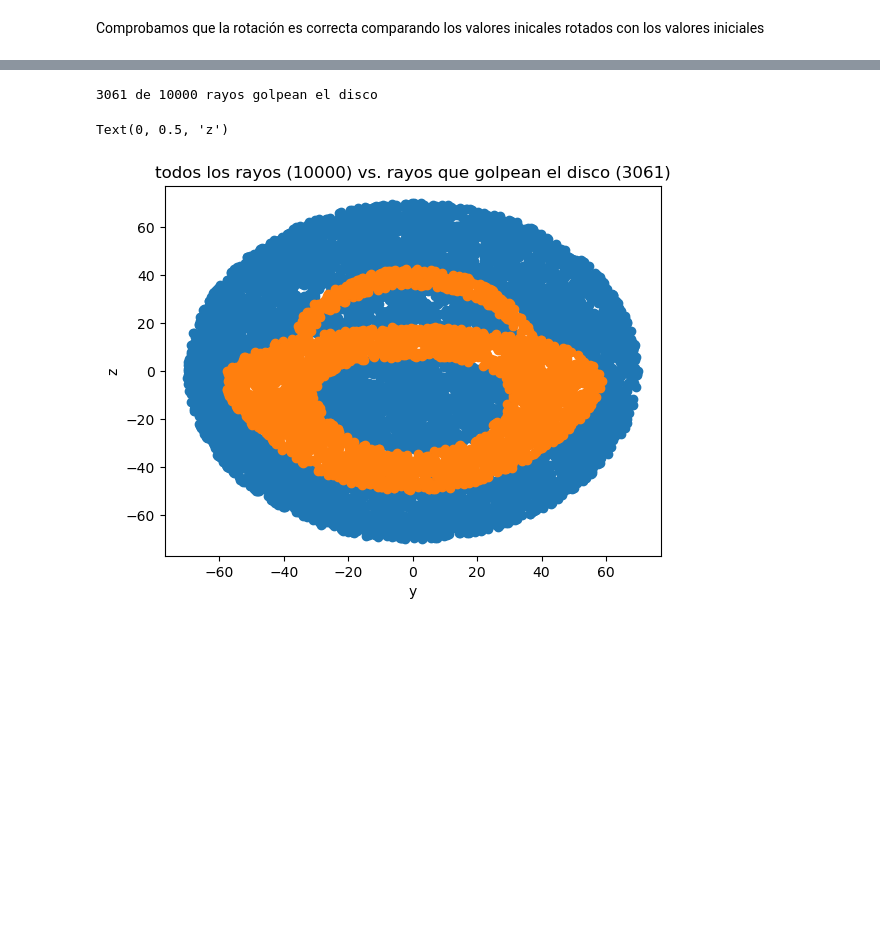
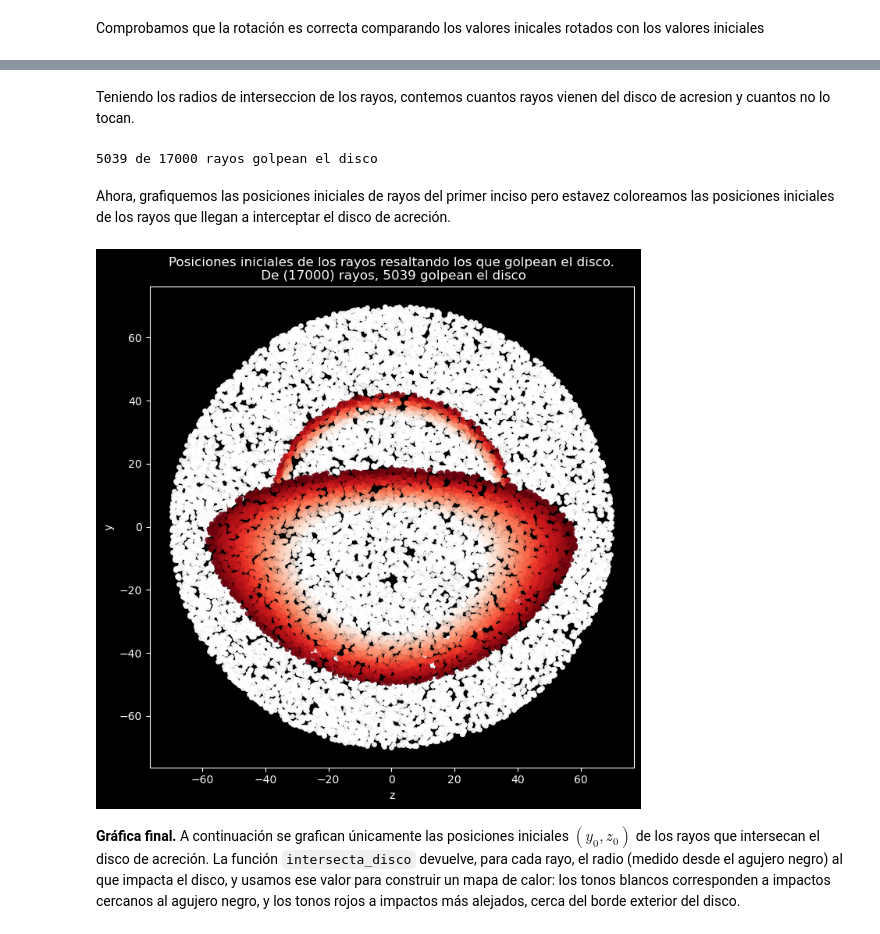
Before and after one commit to davidprez83/Ray_tracing_simulation, a Jupyter notebook: Proyecto_1.ipynb, the cells around one changed output, grey strips where cells are left out. Drawn from its saved outputs; the diff is of its cells as text; code cells hidden in the pictures; blank space fills up the shorter version.

```diff
--- a/Proyecto_1.ipynb
+++ b/Proyecto_1.ipynb
@@ -80,6 +97,6 @@ A continuación, generaremos puntos aleatorios uniformemente distribuidos en un
 # %%
-N = 10000 # numero de posiciones iniciales a generar
-R = 70 # radio sugerido
+N = N # numero de posiciones iniciales a generar
+R = R # radio sugerido
 
 # Generamos posiciones iniciales aleatorias dentro de un círculo de radio R
 theta = np.random.uniform(0, 2*np.pi, N)
@@ -223,9 +245,9 @@ Ahora, vamos a generar un disco con puntos, simulando la presencia de un disco d
 Para esto vamos a generar un numero $N$ de posiciones iniciales aleatorias distribuidas uniformemente dentro de un anillo con radio interno $R_{in}$ y radio externo $R_{ext}$.
 # %%
 # definimos los parametros para la generacion del disco
-Nd = 7000   # Numero de particulas en el disco
-Rin = 15    # Radio interno del disco
-Rext = 50   # Radio externo del disco
+Nd = Nd   # Numero de particulas en el disco
+Rin = Rin    # Radio interno del disco
+Rext = Rext   # Radio externo del disco
 
 # generamos posiciones aleatorias para las particulas del disco
 theta_d = np.random.uniform(0, 2*np.pi, Nd)
@@ -272,11 +294,13 @@ Vamos a inclinar el disco de acresión con respecto a nosotros a un ángulo $i =
 # %%
-from scipy.spatial.transform import Rotation as R
+from scipy.spatial.transform import Rotation as Rr
 
-puntos = np.column_stack((yd, zd, np.zeros(Nd)))  # Convertimos a un array de Nx3
-rot = R.from_euler('y', 20, degrees=True)
+puntos = np.column_stack((np.zeros_like(yd), yd, zd))  # Convertimos a un array de Nx3
+i_rot = i_rot # ángulo de rotación en grados
+rot = Rr.from_euler('z', 90 - i_rot, degrees=True) #rotacion alrededor del eje z
 
 puntos_rotados = rot.apply(puntos)
 
+xd_rot = puntos_rotados[:, 0]
 yd_rot = puntos_rotados[:, 1]
 zd_rot = puntos_rotados[:, 2]
 # %% [markdown]
@@ -373,16 +401,42 @@ intersecciones = intersecta_disco(xs_rotadas, ys_rotadas, zs_rotadas, puntos_rot
+# %% [markdown]
+Teniendo los radios de interseccion de los rayos, contemos cuantos rayos vienen del disco de acresion y cuantos no lo tocan.
 # %%
-golpeo = intersecciones > 0
+golpeo = distancias_interseccion > 0
 print(f"{golpeo.sum()} de {N} rayos golpean el disco")
 # %% [output]
-3061 de 10000 rayos golpean el disco
+5039 de 17000 rayos golpean el disco
+# %% [markdown]
+Ahora, grafiquemos las posiciones iniciales de rayos del primer inciso pero estavez coloreamos las posiciones iniciales de los rayos que llegan a interceptar el disco de acreción.
 # %%
-plt.scatter(y[~golpeo], z[~golpeo], color='tab:blue')
-plt.scatter(y[golpeo],  z[golpeo],  color='tab:orange')
-plt.title(f'todos los rayos ({N}) vs. rayos que golpean el disco ({golpeo.sum()})')
-plt.xlabel('y'); plt.ylabel('z')
+plt.figure(figsize=(8, 8), facecolor='black')
+ax = plt.gca()
+ax.set_facecolor('black')
+
+plt.scatter(z[~golpeo], y[~golpeo], s=15, c='white', alpha=0.9)
+plt.scatter(z[golpeo], y[golpeo], s=15, c=distancias_interseccion[golpeo], cmap='Reds',
+            vmin=Rin, vmax=Rext, alpha=0.8)
+
+
+
+
+
+
+
+
+
+plt.title(f'Posiciones iniciales de los rayos resaltando los que golpean el disco.\n De ({N}) rayos, {golpeo.sum()} golpean el disco', color='white')
+plt.xlabel('z', color='white')
+plt.ylabel('y', color='white')
+plt.tick_params(colors='white')
+for spine in ax.spines.values():
+    spine.set_color('white')
+plt.axis('equal')
+#plt.savefig('imagenes_bacanas/rayos_golpean_disco.png', dpi=300, bbox_inches='tight')
+plt.show()
 # %% [output]
-Text(0, 0.5, 'z')
-[figure, old version]
+[figure, new version]
+# %% [markdown]
+**Gráfica final.** A continuación se grafican únicamente las posiciones iniciales $(y_0, z_0)$ de los rayos que intersecan el disco de acreción. La función `intersecta_disco` devuelve, para cada rayo, el radio (medido desde el agujero negro) al que impacta el disco, y usamos ese valor para construir un mapa de calor: los tonos blancos corresponden a impactos cercanos al agujero negro, y los tonos rojos a impactos más alejados, cerca del borde exterior del disco.
 # %%
 plt.figure(figsize=(8, 9), facecolor='black')
 ax = plt.gca()
```
Also changed, not shown: parts of 24 cells of this notebook, 14 other files.
